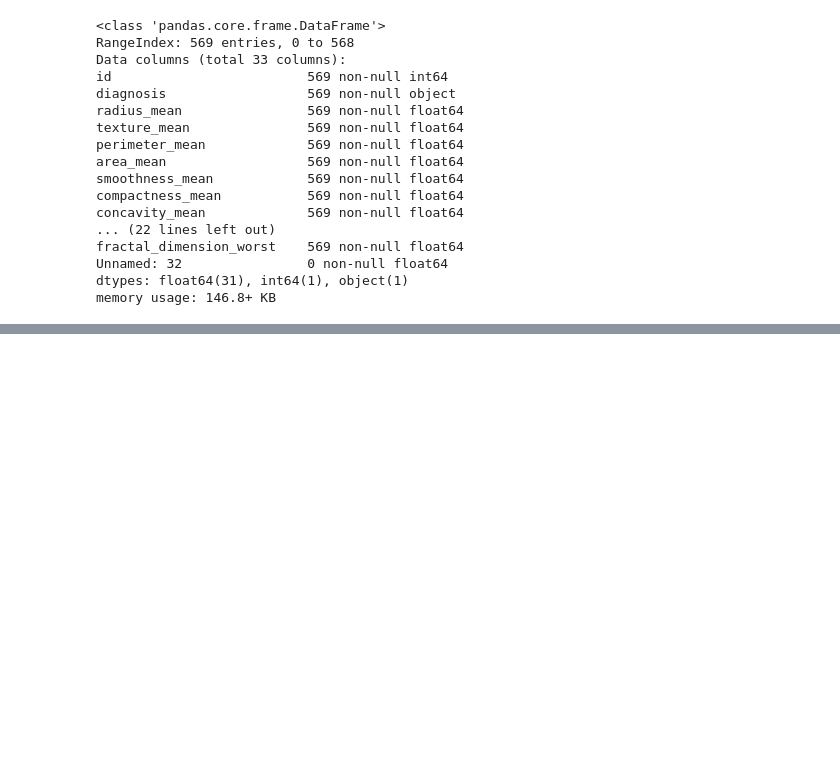
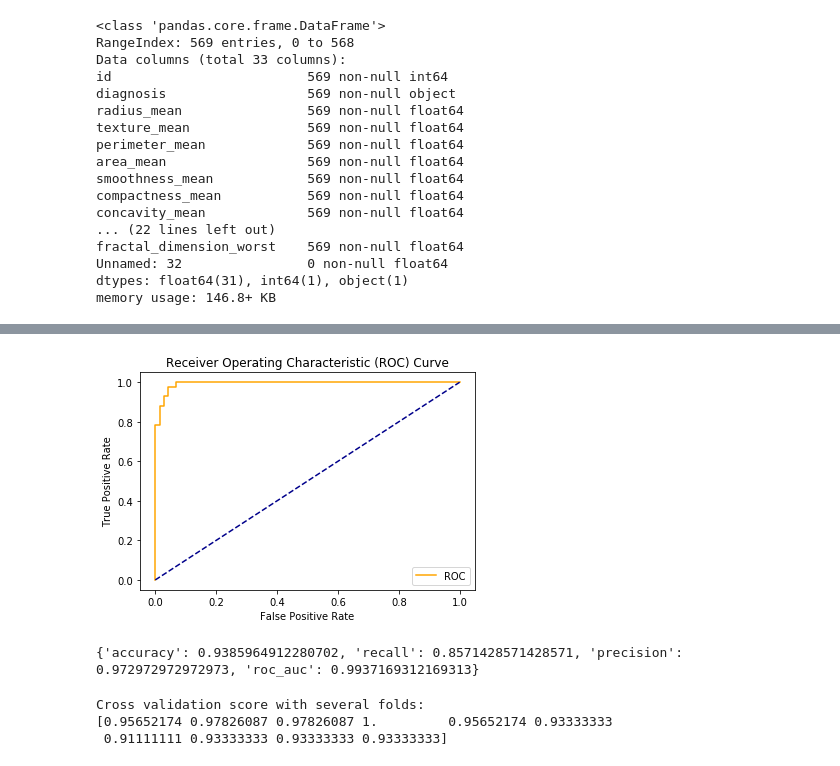
Before and after one commit to albertobagnacani/BreastCancerPrediction, a Jupyter notebook: src/notebook.ipynb, the cells around one changed output, grey strips where cells are left out. Drawn from its saved outputs; the diff is of its cells as text; code cells hidden in the pictures; blank space fills up the shorter version.

```diff
--- a/src/notebook.ipynb
+++ b/src/notebook.ipynb
@@ -470,0 +143,55 @@ plot_confusion_matrices(cms)
+# %%
+from sklearn.metrics import roc_auc_score
+from sklearn.metrics import roc_curve
+
+# ROC_AUC score
+def roc_auc_for_model(model, X_test, y_test):
+    probs = model.predict_proba(X_test)
+    probs = probs[:, 1] # probs of positive class
+    auc_s = roc_auc_score(y_test, probs)
+    return auc_s, probs
+
+# Plot the roc curve
+def plot_roc_curve(name, fpr, tpr):
+    plt.plot(fpr, tpr, color='orange', label='ROC')
+    plt.plot([0, 1], [0, 1], color='darkblue', linestyle='--')
+    plt.xlabel('False Positive Rate')
+    plt.ylabel('True Positive Rate')
+    plt.title('Receiver Operating Characteristic (ROC) Curve')
+    plt.legend()
+    plt.savefig("../res/plots/roc_"+name+".png")
+    plt.show()
+# %%
+#def plotDecisionBoundaries():
+
+# 3.1) Logistic Regression
+from sklearn.linear_model import LogisticRegression
+model_name = "Logistic_Regression"
+model = LogisticRegression(solver="liblinear") # liblinear ideal for small dataset
+model.fit(X_train, y_train)
+y_pred = model.predict(X_test)
+predictions[model_name] = y_pred
+
+auc_s, probs = roc_auc_for_model(model, X_test, y_test)
+fpr, tpr, thresholds = roc_curve(y_test, probs)
+plot_roc_curve(model_name, fpr, tpr)
+
+metrics[model_name] = {}
+metrics[model_name]["accuracy"] = model.score(X_test, y_test)
+metrics[model_name]["recall"] = recall_score(y_test, y_pred)
+metrics[model_name]["precision"] = precision_score(y_test, y_pred)
+metrics[model_name]["roc_auc"] = auc_s
+
+print(metrics[model_name])
+# %% [output]
+[figure, added]
+{'accuracy': 0.9385964912280702, 'recall': 0.8571428571428571, 'precision': 0.972972972972973, 'roc_auc': 0.9937169312169313}
+# %%
+# cross_val_score
+from sklearn.model_selection import cross_val_score
+print("Cross validation score with several folds: ")
+print(cross_val_score(model, X_train, y_train, cv=10, scoring="accuracy"))
+# %% [output]
+Cross validation score with several folds:
+[0.95652174 0.97826087 0.97826087 1.         0.95652174 0.93333333
+ 0.91111111 0.93333333 0.93333333 0.93333333]
```
Also changed, not shown: parts of 49 cells of this notebook, 10 other files.
